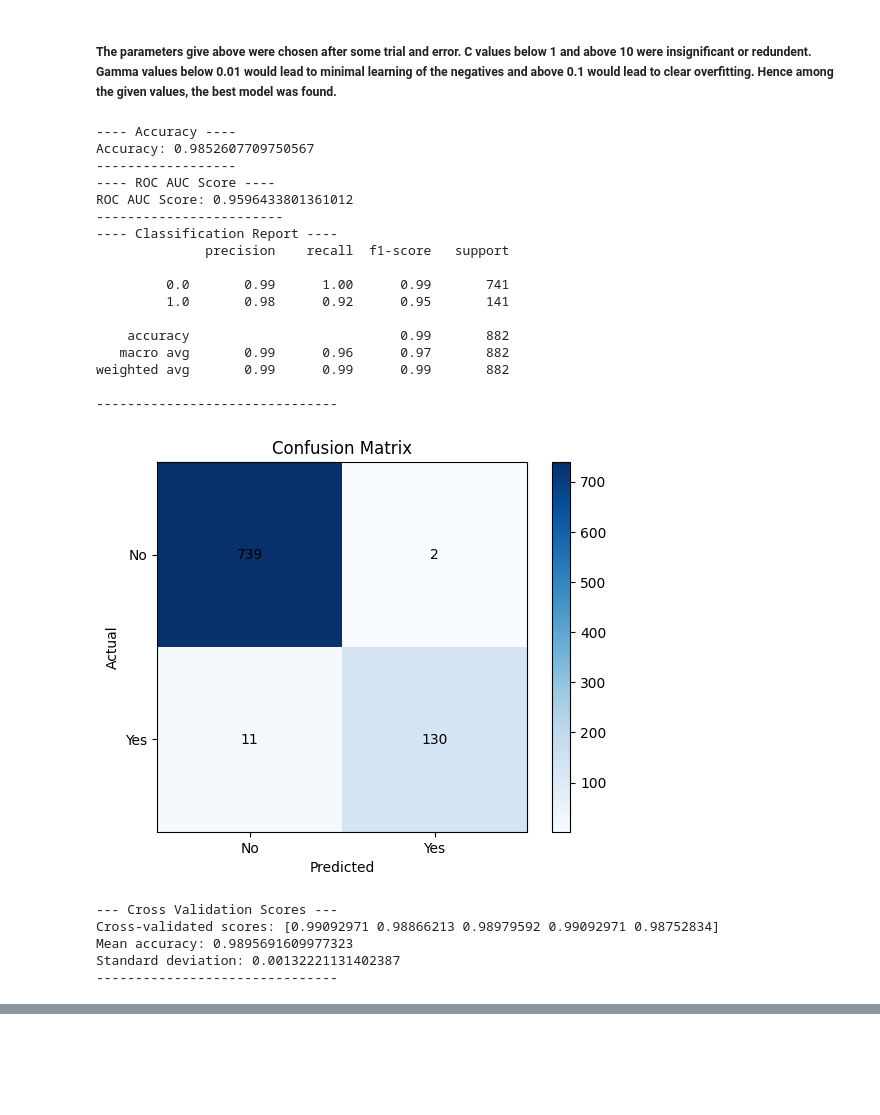
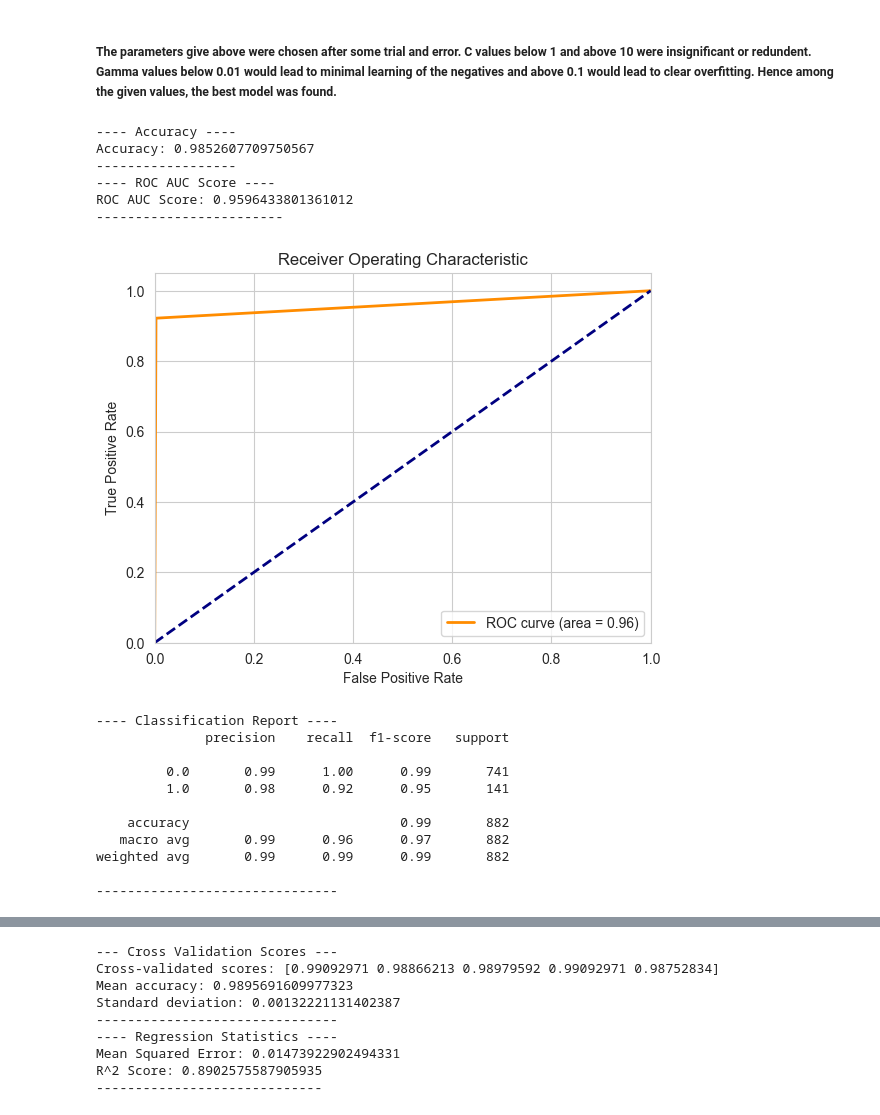
Before and after one commit to En0ri4n/AI-Project, a Jupyter notebook: Updated_NB.ipynb, the cells around one changed output, grey strips where cells are left out. Cells and saved outputs as stored; diff of their text form; code cells hidden in the pictures; blank space fills up the shorter version.

```diff
--- a/Updated_NB.ipynb
+++ b/Updated_NB.ipynb
@@ -651,33 +671,28 @@ Best Cross-Validation Score: 0.9620179615454163
 # %%
 svm_model = grid_search.best_estimator_
 svm_model.fit(X_train, y_train)
 
 # Make predictions
 y_pred = svm_model.predict(X_test)
 
 stats_helper = StatisticsHelper(X, y, svm_model, y_test, y_pred)
-stats_helper.show_all(is_regression=False)
+stats_helper.show_all()
 # %% [output]
 ---- Accuracy ----
 Accuracy: 0.9852607709750567
 ------------------
 ---- ROC AUC Score ----
 ROC AUC Score: 0.9596433801361012
 ------------------------
----- Classification Report ----
-              precision    recall  f1-score   support
-
-         0.0       0.99      1.00      0.99       741
-         1.0       0.98      0.92      0.95       141
-
-    accuracy                           0.99       882
-   macro avg       0.99      0.96      0.97       882
-weighted avg       0.99      0.99      0.99       882
-
--------------------------------
-[figure, old version]
+[figure, new version]
---- Cross Validation Scores ---
-Cross-validated scores: [0.99092971 0.98866213 0.98979592 0.99092971 0.98752834]
-Mean accuracy: 0.9895691609977323
-Standard deviation: 0.00132221131402387
+---- Classification Report ----
+              precision    recall  f1-score   support
+
+         0.0       0.99      1.00      0.99       741
+         1.0       0.98      0.92      0.95       141
+
+    accuracy                           0.99       882
+   macro avg       0.99      0.96      0.97       882
+weighted avg       0.99      0.99      0.99       882
+
 -------------------------------
@@ -683,0 +700,9 @@ Standard deviation: 0.00132221131402387
+--- Cross Validation Scores ---
+Cross-validated scores: [0.99092971 0.98866213 0.98979592 0.99092971 0.98752834]
+Mean accuracy: 0.9895691609977323
+Standard deviation: 0.00132221131402387
+-------------------------------
+---- Regression Statistics ----
+Mean Squared Error: 0.01473922902494331
+R^2 Score: 0.8902575587905935
+-----------------------------
```
Also changed, not shown: parts of 9 cells of this notebook.
